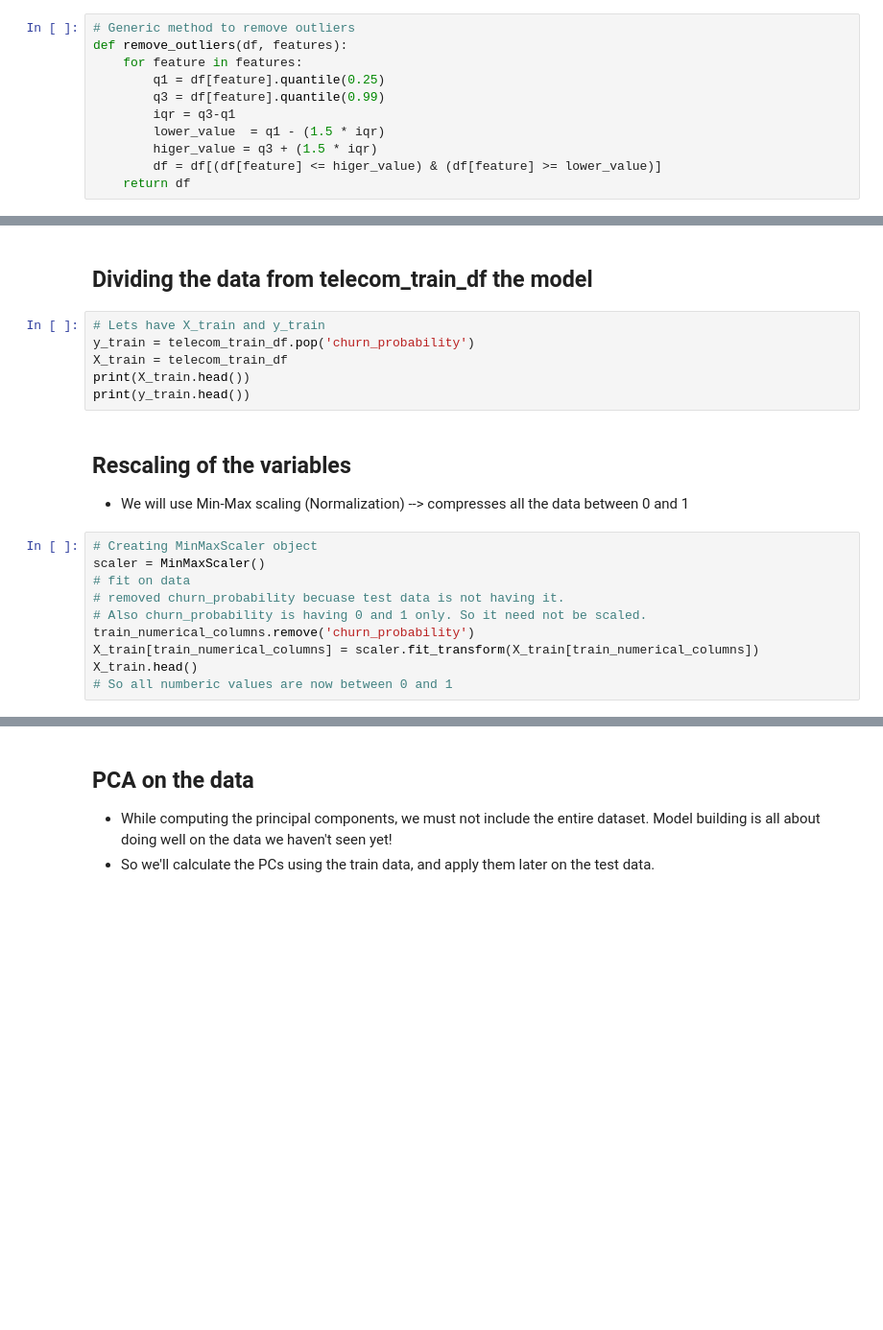
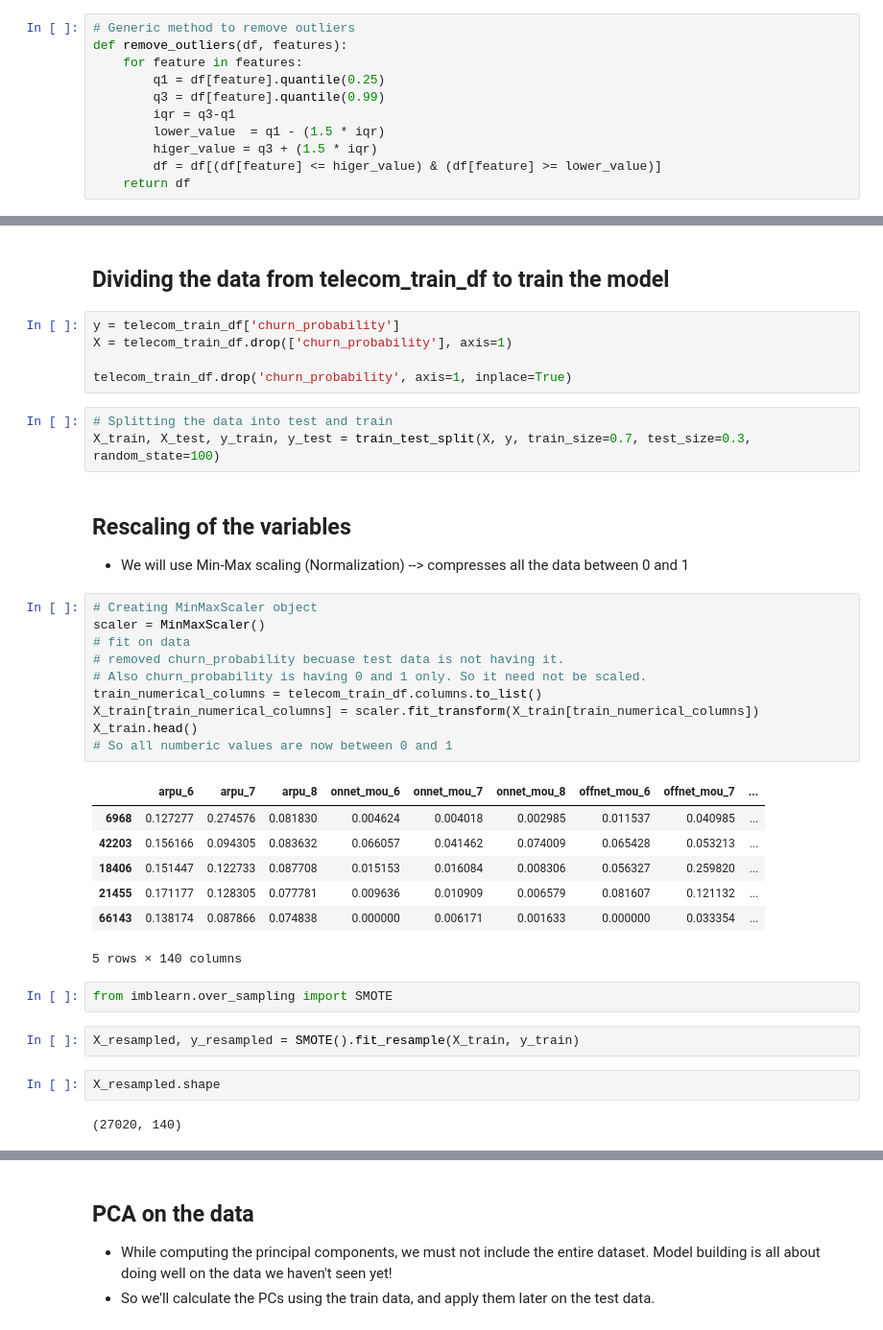
Before and after one commit to kc11381/case_study_telecom_churn_pca_ensemble_models, a Jupyter notebook: telecom_churn_pca_ensemble_models.ipynb, the cells around one changed output, grey strips where cells are left out. Shown at 96% size. Drawn from its saved outputs; the diff is of its cells as text; blank space fills up the shorter version.

```diff
--- a/telecom_churn_pca_ensemble_models.ipynb
+++ b/telecom_churn_pca_ensemble_models.ipynb
@@ -367,11 +389,13 @@ telecom_test_df.shape
 # %% [markdown]
-## Dividing the data from telecom_train_df the model
+## Dividing the data from telecom_train_df to train the model
 # %%
-# Lets have X_train and y_train
-y_train = telecom_train_df.pop('churn_probability')
-X_train = telecom_train_df
-print(X_train.head())
-print(y_train.head())
+y = telecom_train_df['churn_probability']
+X = telecom_train_df.drop(['churn_probability'], axis=1)
+
+telecom_train_df.drop('churn_probability', axis=1, inplace=True)
+# %%
+# Splitting the data into test and train
+X_train, X_test, y_train, y_test = train_test_split(X, y, train_size=0.7, test_size=0.3, random_state=100)
 # %% [markdown]
 ## Rescaling of the variables
 
@@ -379,10 +403,26 @@ print(y_train.head())
 # %%
 # Creating MinMaxScaler object
 scaler = MinMaxScaler()
 # fit on data
 # removed churn_probability becuase test data is not having it.
 # Also churn_probability is having 0 and 1 only. So it need not be scaled.
-train_numerical_columns.remove('churn_probability')
+train_numerical_columns = telecom_train_df.columns.to_list()
 X_train[train_numerical_columns] = scaler.fit_transform(X_train[train_numerical_columns])
 X_train.head()
 # So all numberic values are now between 0 and 1
+# %% [output]
+|  | arpu_6 | arpu_7 | arpu_8 | onnet_mou_6 | onnet_mou_7 | onnet_mou_8 | offnet_mou_6 | offnet_mou_7 | ... |
+| 6968 | 0.127277 | 0.274576 | 0.081830 | 0.004624 | 0.004018 | 0.002985 | 0.011537 | 0.040985 | ... |
+| 42203 | 0.156166 | 0.094305 | 0.083632 | 0.066057 | 0.041462 | 0.074009 | 0.065428 | 0.053213 | ... |
+| 18406 | 0.151447 | 0.122733 | 0.087708 | 0.015153 | 0.016084 | 0.008306 | 0.056327 | 0.259820 | ... |
+| 21455 | 0.171177 | 0.128305 | 0.077781 | 0.009636 | 0.010909 | 0.006579 | 0.081607 | 0.121132 | ... |
+| 66143 | 0.138174 | 0.087866 | 0.074838 | 0.000000 | 0.006171 | 0.001633 | 0.000000 | 0.033354 | ... |
+5 rows × 140 columns
+# %%
+from imblearn.over_sampling import SMOTE
+# %%
+X_resampled, y_resampled = SMOTE().fit_resample(X_train, y_train)
+# %%
+X_resampled.shape
+# %% [output]
+(27020, 140)
```
Also changed, not shown: parts of 36 cells of this notebook.
